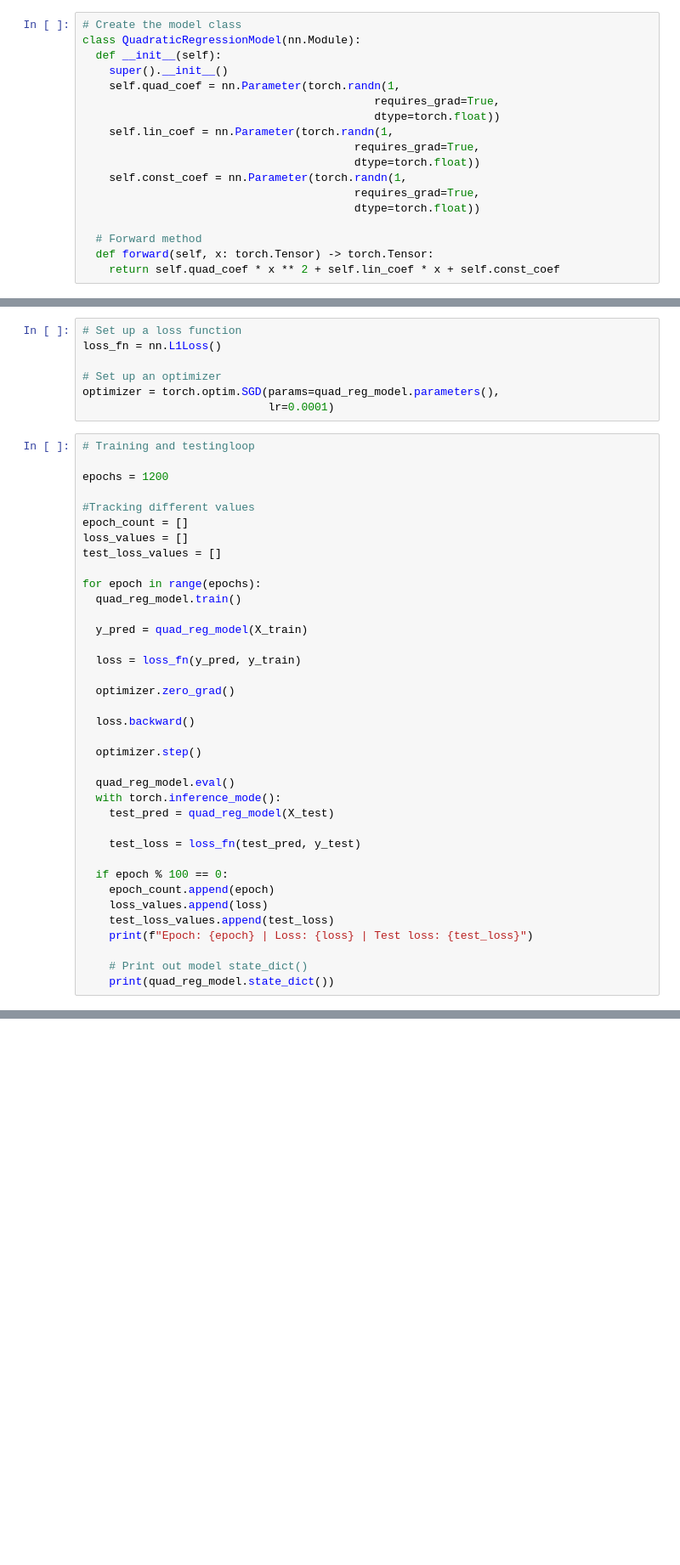
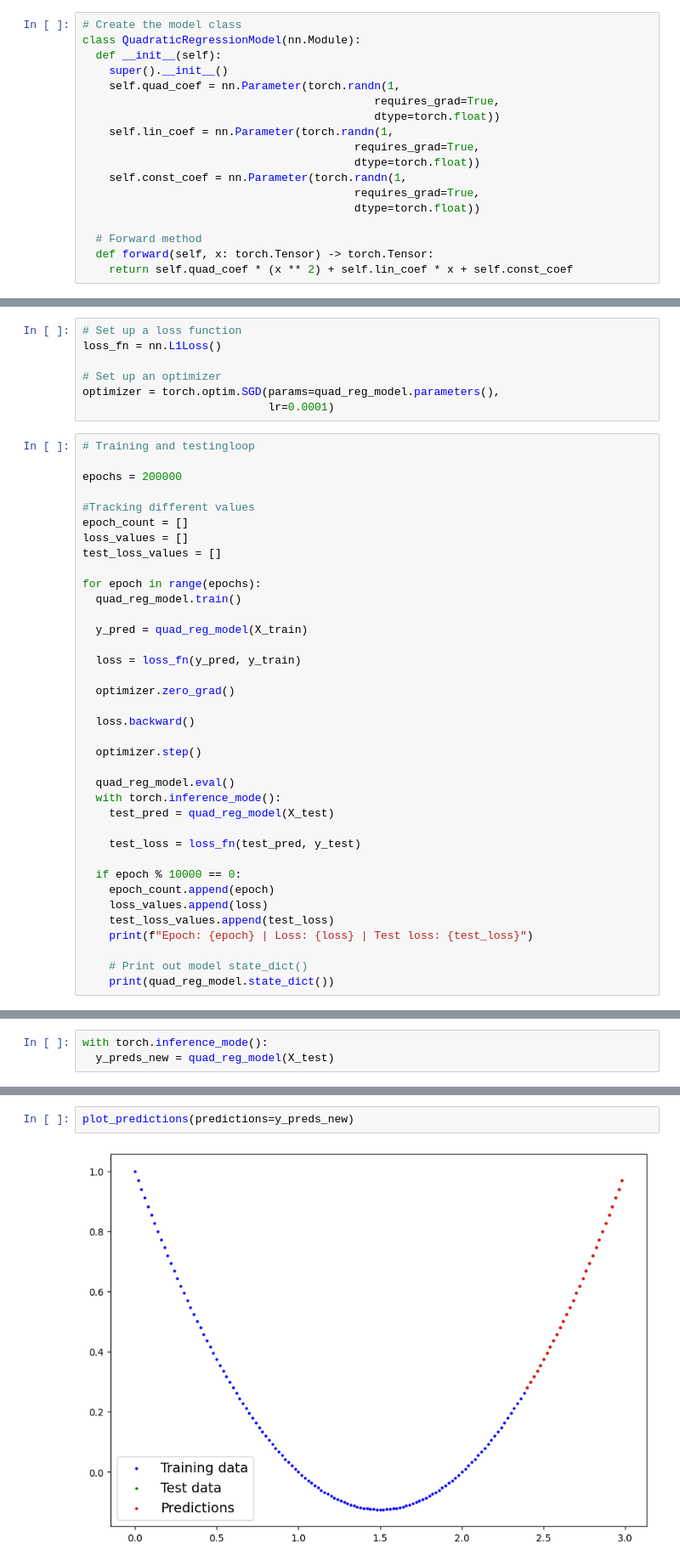
Before and after one commit to SamuilMladenov/LearnPyTorch, a Jupyter notebook: 01_training_pred.ipynb, the cells around one changed output, grey strips where cells are left out. Shown at 85% size. Drawn from its saved outputs; the diff is of its cells as text; blank space fills up the shorter version.

Commit message:
Train the model and plot the new predictions plus plot of loss function

```diff
--- a/01_training_pred.ipynb
+++ b/01_training_pred.ipynb
@@ -73,7 +73,7 @@ class QuadraticRegressionModel(nn.Module):
 
   # Forward method
   def forward(self, x: torch.Tensor) -> torch.Tensor:
-    return self.quad_coef * x ** 2 + self.lin_coef * x + self.const_coef
+    return self.quad_coef * (x ** 2) + self.lin_coef * x + self.const_coef
 # %%
 # Manual seed
 torch.manual_seed(42)
@@ -122,7 +122,7 @@ optimizer = torch.optim.SGD(params=quad_reg_model.parameters(),
 # %%
 # Training and testingloop
 
-epochs = 1200
+epochs = 200000
 
 #Tracking different values
 epoch_count = []
@@ -148,7 +148,7 @@ for epoch in range(epochs):
 
     test_loss = loss_fn(test_pred, y_test)
 
-  if epoch % 100 == 0:
+  if epoch % 10000 == 0:
     epoch_count.append(epoch)
     loss_values.append(loss)
     test_loss_values.append(test_loss)
@@ -158,0 +177,3 @@ for epoch in range(epochs):
+# %%
+with torch.inference_mode():
+  y_preds_new = quad_reg_model(X_test)
@@ -158,0 +184,4 @@ for epoch in range(epochs):
+# %%
+plot_predictions(predictions=y_preds_new)
+# %% [output]
+[figure, added]
```
Also changed, not shown: parts of 3 cells of this notebook.
